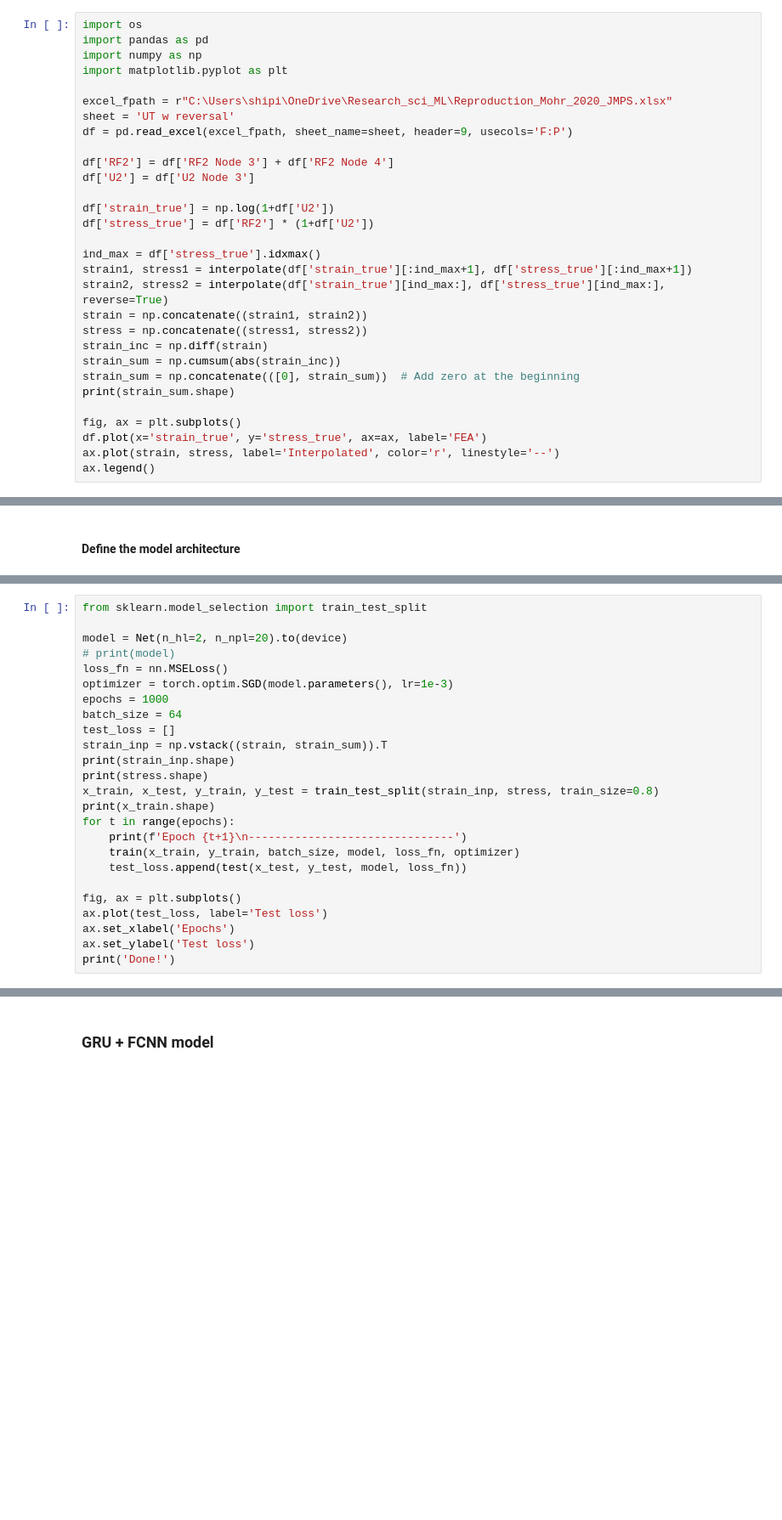
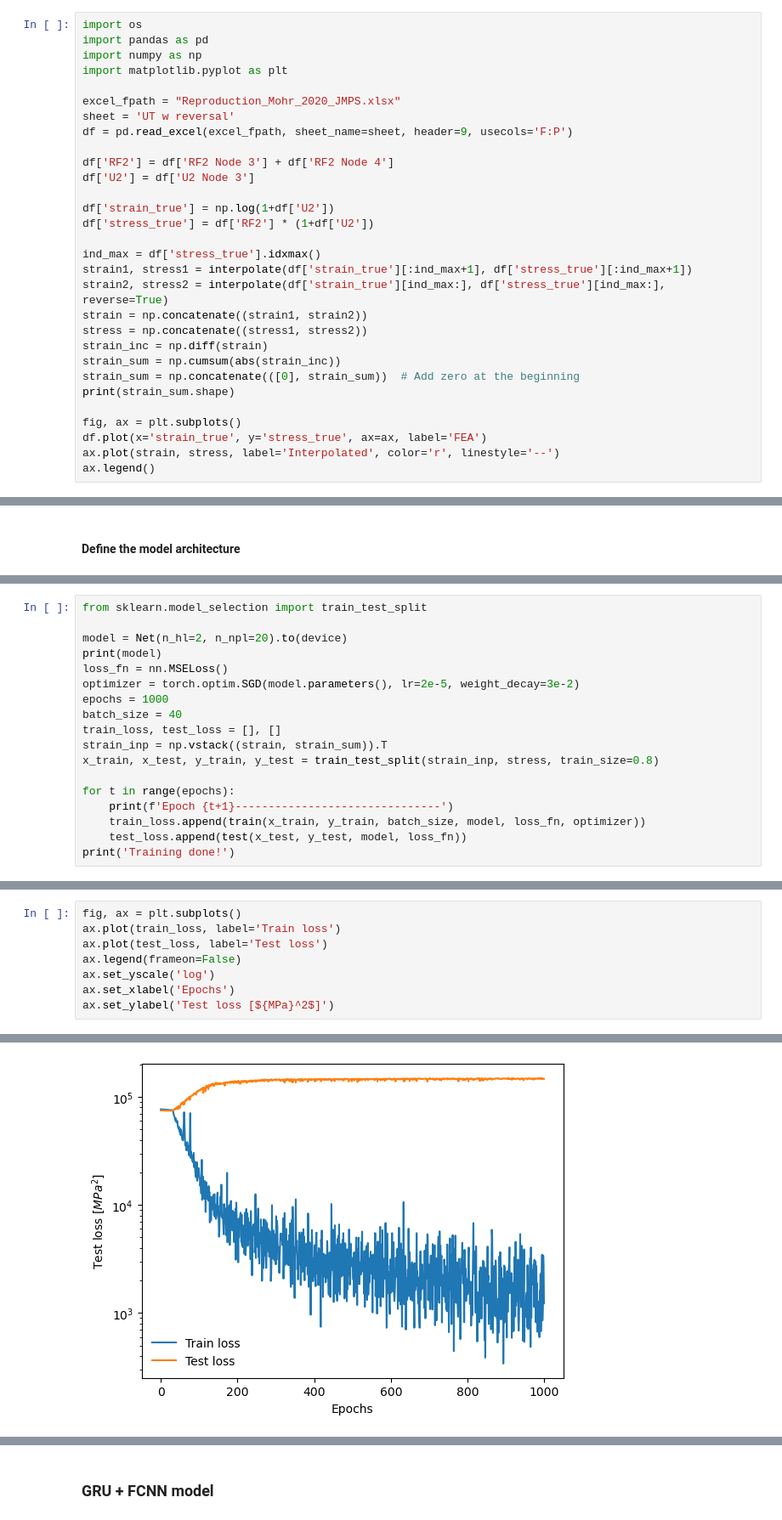
Before and after one commit to shipinqin/sci_ML_playground, a Jupyter notebook: RNN_elastoplasticity/RNN_elastoplasticity.ipynb, the cells around one changed output, grey strips where cells are left out. Shown: that part at 85% size. Cells and saved outputs as stored; diff of their text form; blank space fills up the shorter version.

```diff
--- a/RNN_elastoplasticity/RNN_elastoplasticity.ipynb
+++ b/RNN_elastoplasticity/RNN_elastoplasticity.ipynb
@@ -24,7 +24,7 @@ import pandas as pd
 import numpy as np
 import matplotlib.pyplot as plt
 
-excel_fpath = r"C:\Users\shipi\OneDrive\Research_sci_ML\Reproduction_Mohr_2020_JMPS.xlsx"
+excel_fpath = "Reproduction_Mohr_2020_JMPS.xlsx"
 sheet = 'UT w reversal'
 df = pd.read_excel(excel_fpath, sheet_name=sheet, header=9, usecols='F:P')
 
@@ -121,25 +121,18 @@ Using cuda device
 from sklearn.model_selection import train_test_split
 
 model = Net(n_hl=2, n_npl=20).to(device)
-# print(model)
+print(model)
 loss_fn = nn.MSELoss()
-optimizer = torch.optim.SGD(model.parameters(), lr=1e-3)
+optimizer = torch.optim.SGD(model.parameters(), lr=2e-5, weight_decay=3e-2)
 epochs = 1000
-batch_size = 64
-test_loss = []
+batch_size = 40
+train_loss, test_loss = [], []
 strain_inp = np.vstack((strain, strain_sum)).T
-print(strain_inp.shape)
-print(stress.shape)
 x_train, x_test, y_train, y_test = train_test_split(strain_inp, stress, train_size=0.8)
-print(x_train.shape)
+
 for t in range(epochs):
-    print(f'Epoch {t+1}\n-------------------------------')
-    train(x_train, y_train, batch_size, model, loss_fn, optimizer)
+    print(f'Epoch {t+1}-------------------------------')
+    train_loss.append(train(x_train, y_train, batch_size, model, loss_fn, optimizer))
     test_loss.append(test(x_test, y_test, model, loss_fn))
-
-fig, ax = plt.subplots()
-ax.plot(test_loss, label='Test loss')
-ax.set_xlabel('Epochs')
-ax.set_ylabel('Test loss')
-print('Done!')
+print('Training done!')
 # %% [output]
@@ -163,0 +156,9 @@ Done!
+# %%
+fig, ax = plt.subplots()
+ax.plot(train_loss, label='Train loss')
+ax.plot(test_loss, label='Test loss')
+ax.legend(frameon=False)
+ax.set_yscale('log')
+ax.set_xlabel('Epochs')
+ax.set_ylabel('Test loss [${MPa}^2$]')
+# %% [output]
@@ -163,0 +166 @@ Done!
+[figure, added]
```
Also changed, not shown: parts of 4 cells of this notebook, 2 other files.
